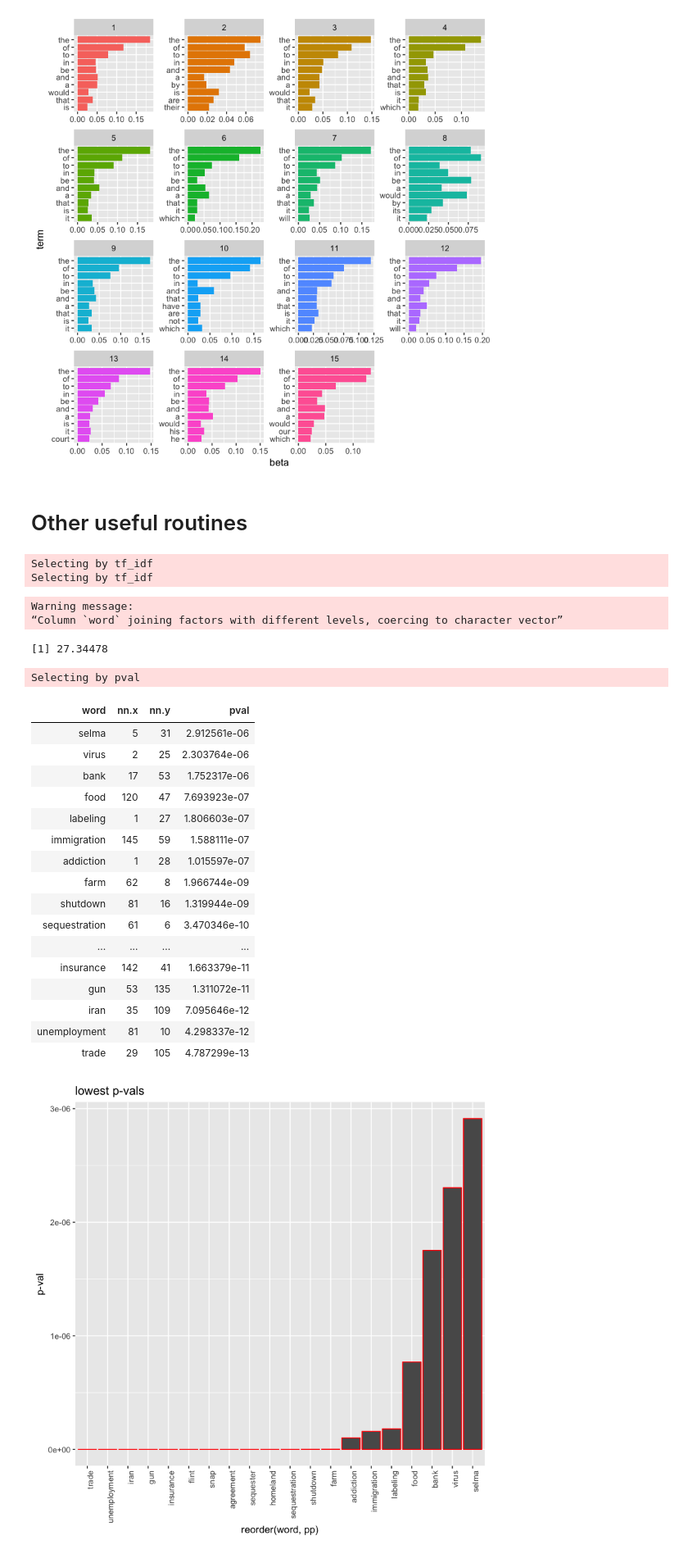
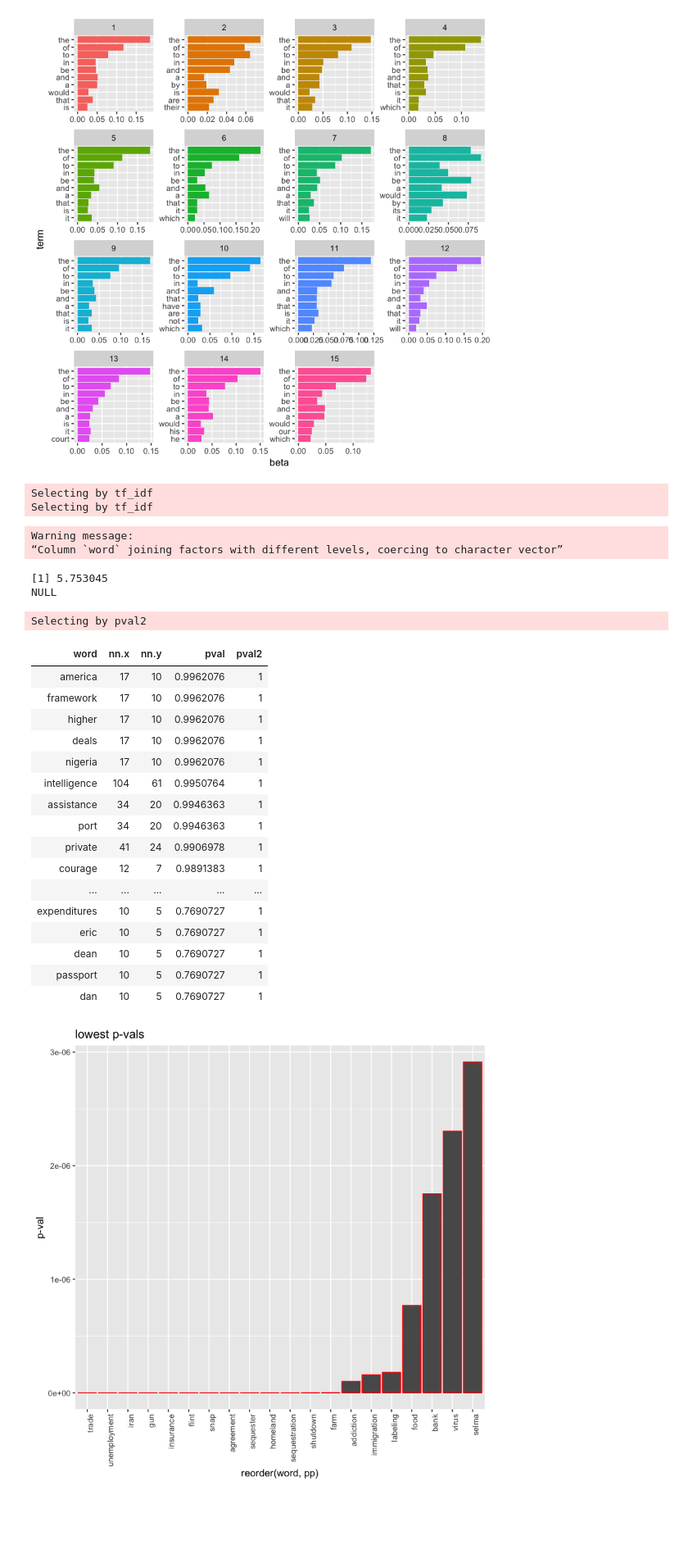
Before and after one commit to alonkipnis/Stats235-Hackathon-Tukey, a Jupyter notebook: Code/HC_text_analysis.ipynb, the cells around one changed output. Shown at 82% size. Cells and saved outputs as stored; diff of their text form; code cells hidden in the pictures; blank space fills up the shorter version.

Commit message:
added p-value from exact binomial test to two_unit_test.R

```diff
--- a/Code/HC_text_analysis.ipynb
+++ b/Code/HC_text_analysis.ipynb
@@ -116,3 +59,9 @@ library(tm)
+# %%
+unit1.dt <- unit1 %>%
+    unnest_tokens(word, speech) %>%
+    mutate(word = str_extract(word, "[a-z']+")) %>%
+    count(speech_id, word, sort = TRUE) %>%
+    bind_tf_idf(word, speech_id, n)
 # %%
 DTM <- unit1.dt %>%
   cast_dtm(speech_id, word, n)
@@ -136,16 +85,6 @@ ap_top_terms %>%
   coord_flip()
 # %% [output]
 [figure]
-# %% [markdown]
-<H1> Other useful routines </H1>
-# %%
-unit1 <- raw.corpus %>%
-    filter(party == 'D', congress_id == 113) %>%
-    select(speech_id, speech)
-
-unit2 <- raw.corpus %>%
-    filter(party == 'D', congress_id == 114) %>%
-    select(speech_id, speech)
 # %%
 library(tidytext)
 library(tm)
@@ -157,7 +96,7 @@ unit1.dt <- unit1 %>%
     count(speech_id, word, sort = TRUE) %>%
     bind_tf_idf(word, speech_id, n)
 
-unit2.dt <- unit2 %>%`
+unit2.dt <- unit2 %>%
     unnest_tokens(word, speech) %>%
     mutate(word = str_extract(word, "[a-z']+")) %>%
     count(speech_id, word, sort = TRUE) %>%
@@ -194,38 +133,44 @@ two.counts <- counts1 %>%
         mutate(se = sqrt(p*(1-p)*(1/total.x + 1/ total.y))) %>%
         mutate(z.score = (nn.x /total.x - nn.y / total.y) / se) %>%
         mutate(pval = 2*pnorm(-abs(z.score))) %>%
-    dplyr::select(word, nn.x, nn.y, pval)
+        mutate(pval2 = binom.test(n = nn.x+nn.y, x = nn.x,
+                                  p = (total.x - nn.x) / (total.y + total.x - nn.x - nn.y),
+                                  alt = "two.sided")$p.value) %>%
+    dplyr::select(word, nn.x, nn.y, pval, pval2)
 
 hc = hc.vals(two.counts$pval, alpha = 0.5)
-hc$hc.star
+hc2 = hc.vals(two.counts$pval2, alpha = 0.5)
+print(hc$hc.star)
+print(hc2$hc.star)
 HC <- data_frame(uu = hc$uu, zz = hc$z, pp = hc$p.sorted, word = two.counts$word[hc$p.sorted_idx])
 # %% [output]
 Warning message:
 “Column `word` joining factors with different levels, coercing to character vector”
-[1] 27.34478
+[1] 5.753045
+NULL
 # %%
 two.counts %>%
     arrange(desc(pval)) %>%
-    top_n(-20)
+    top_n(20)
 # %% [output]
-Selecting by pval
+Selecting by pval2
-| word | nn.x | nn.y | pval |
-| selma | 5 | 31 | 2.912561e-06 |
-| virus | 2 | 25 | 2.303764e-06 |
-| bank | 17 | 53 | 1.752317e-06 |
-| food | 120 | 47 | 7.693923e-07 |
-| labeling | 1 | 27 | 1.806603e-07 |
-| immigration | 145 | 59 | 1.588111e-07 |
-| addiction | 1 | 28 | 1.015597e-07 |
-| farm | 62 | 8 | 1.966744e-09 |
-| shutdown | 81 | 16 | 1.319944e-09 |
-| sequestration | 61 | 6 | 3.470346e-10 |
-| ... | ... | ... | ... |
-| insurance | 142 | 41 | 1.663379e-11 |
-| gun | 53 | 135 | 1.311072e-11 |
-| iran | 35 | 109 | 7.095646e-12 |
-| unemployment | 81 | 10 | 4.298337e-12 |
-| trade | 29 | 105 | 4.787299e-13 |
+| word | nn.x | nn.y | pval | pval2 |
+| america | 17 | 10 | 0.9962076 | 1 |
+| framework | 17 | 10 | 0.9962076 | 1 |
+| higher | 17 | 10 | 0.9962076 | 1 |
+| deals | 17 | 10 | 0.9962076 | 1 |
+| nigeria | 17 | 10 | 0.9962076 | 1 |
+| intelligence | 104 | 61 | 0.9950764 | 1 |
+| assistance | 34 | 20 | 0.9946363 | 1 |
+| port | 34 | 20 | 0.9946363 | 1 |
+| private | 41 | 24 | 0.9906978 | 1 |
+| courage | 12 | 7 | 0.9891383 | 1 |
+| ... | ... | ... | ... | ... |
+| expenditures | 10 | 5 | 0.7690727 | 1 |
+| eric | 10 | 5 | 0.7690727 | 1 |
+| dean | 10 | 5 | 0.7690727 | 1 |
+| passport | 10 | 5 | 0.7690727 | 1 |
+| dan | 10 | 5 | 0.7690727 | 1 |
 # %%
 #lowest p-values
 #HC %>% arrange(desc(pp)) %>% top_n(-20, pp)
```
Also changed, not shown: parts of 7 cells of this notebook, 5 other files.
